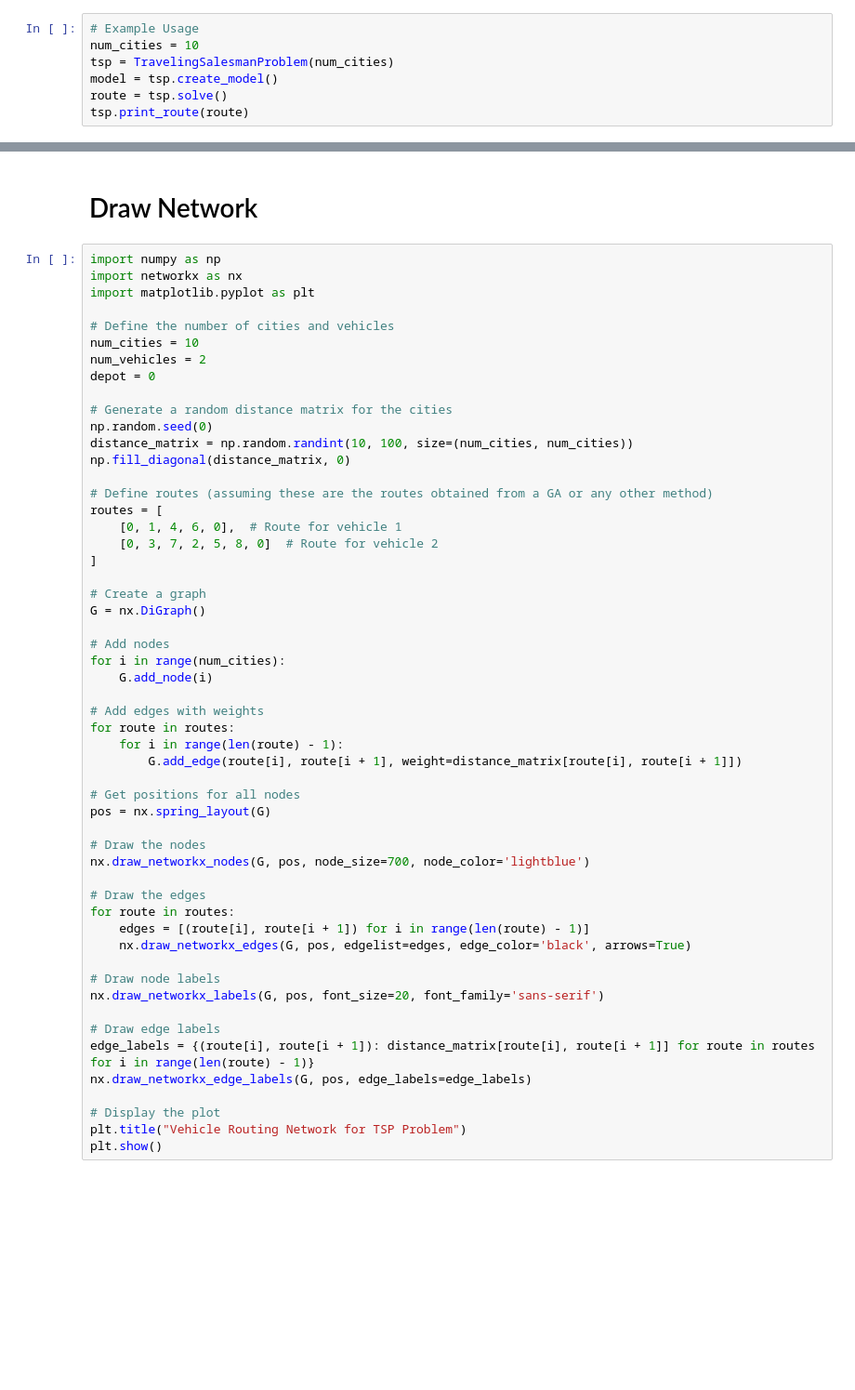
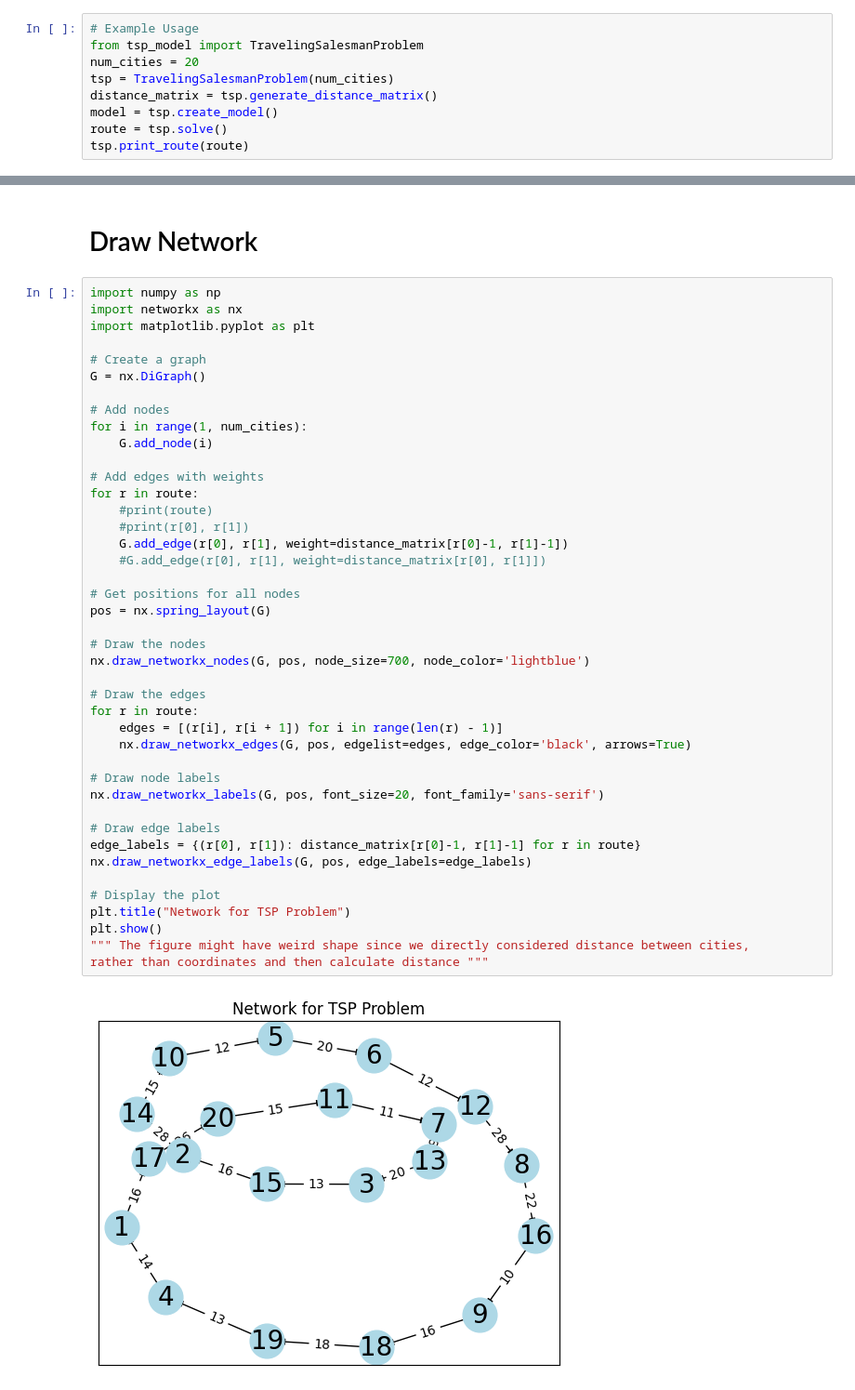
Before and after one commit to tanmoyie/Operations-Research-projects, a Jupyter notebook: travelling-salesman-problem/2.0-travelling-salesman-problem.ipynb, the cells around one changed output, grey strips where cells are left out. Shown: that part at 93% size. Cells and saved outputs as stored; diff of their text form; blank space fills up the shorter version.

```diff
--- a/travelling-salesman-problem/2.0-travelling-salesman-problem.ipynb
+++ b/travelling-salesman-problem/2.0-travelling-salesman-problem.ipynb
@@ -15,7 +8,9 @@ from tsp_model import TravelingSalesmanProblem
 # %%
 # Example Usage
-num_cities = 10
+from tsp_model import TravelingSalesmanProblem
+num_cities = 20
 tsp = TravelingSalesmanProblem(num_cities)
+distance_matrix = tsp.generate_distance_matrix()
 model = tsp.create_model()
 route = tsp.solve()
 tsp.print_route(route)
@@ -101,54 +58,44 @@ child, pointer [7, None, 0, 8, 5, 1, 9, 3, 4,
 # %%
 import numpy as np
 import networkx as nx
 import matplotlib.pyplot as plt
 
-# Define the number of cities and vehicles
-num_cities = 10
-num_vehicles = 2
-depot = 0
-
-# Generate a random distance matrix for the cities
-np.random.seed(0)
-distance_matrix = np.random.randint(10, 100, size=(num_cities, num_cities))
-np.fill_diagonal(distance_matrix, 0)
-
-# Define routes (assuming these are the routes obtained from a GA or any other method)
-routes = [
-    [0, 1, 4, 6, 0],  # Route for vehicle 1
-    [0, 3, 7, 2, 5, 8, 0]  # Route for vehicle 2
-]
-
 # Create a graph
 G = nx.DiGraph()
 
 # Add nodes
-for i in range(num_cities):
+for i in range(1, num_cities):
     G.add_node(i)
 
 # Add edges with weights
-for route in routes:
-    for i in range(len(route) - 1):
-        G.add_edge(route[i], route[i + 1], weight=distance_matrix[route[i], route[i + 1]])
+for r in route:
+    #print(route)
+    #print(r[0], r[1])
+    G.add_edge(r[0], r[1], weight=distance_matrix[r[0]-1, r[1]-1])
+    #G.add_edge(r[0], r[1], weight=distance_matrix[r[0], r[1]])
 
 # Get positions for all nodes
 pos = nx.spring_layout(G)
 
 # Draw the nodes
 nx.draw_networkx_nodes(G, pos, node_size=700, node_color='lightblue')
 
 # Draw the edges
-for route in routes:
-    edges = [(route[i], route[i + 1]) for i in range(len(route) - 1)]
+for r in route:
+    edges = [(r[i], r[i + 1]) for i in range(len(r) - 1)]
     nx.draw_networkx_edges(G, pos, edgelist=edges, edge_color='black', arrows=True)
 
 # Draw node labels
 nx.draw_networkx_labels(G, pos, font_size=20, font_family='sans-serif')
 
 # Draw edge labels
-edge_labels = {(route[i], route[i + 1]): distance_matrix[route[i], route[i + 1]] for route in routes for i in range(len(route) - 1)}
+edge_labels = {(r[0], r[1]): distance_matrix[r[0]-1, r[1]-1] for r in route}
 nx.draw_networkx_edge_labels(G, pos, edge_labels=edge_labels)
 
 # Display the plot
-plt.title("Vehicle Routing Network for TSP Problem")
+plt.title("Network for TSP Problem")
 plt.show()
+""" The figure might have weird shape since we directly considered distance between cities,
+rather than coordinates and then calculate distance """
+# %% [output]
+[figure, added]
```
Also changed, not shown: parts of 10 cells of this notebook, 1 other file.
